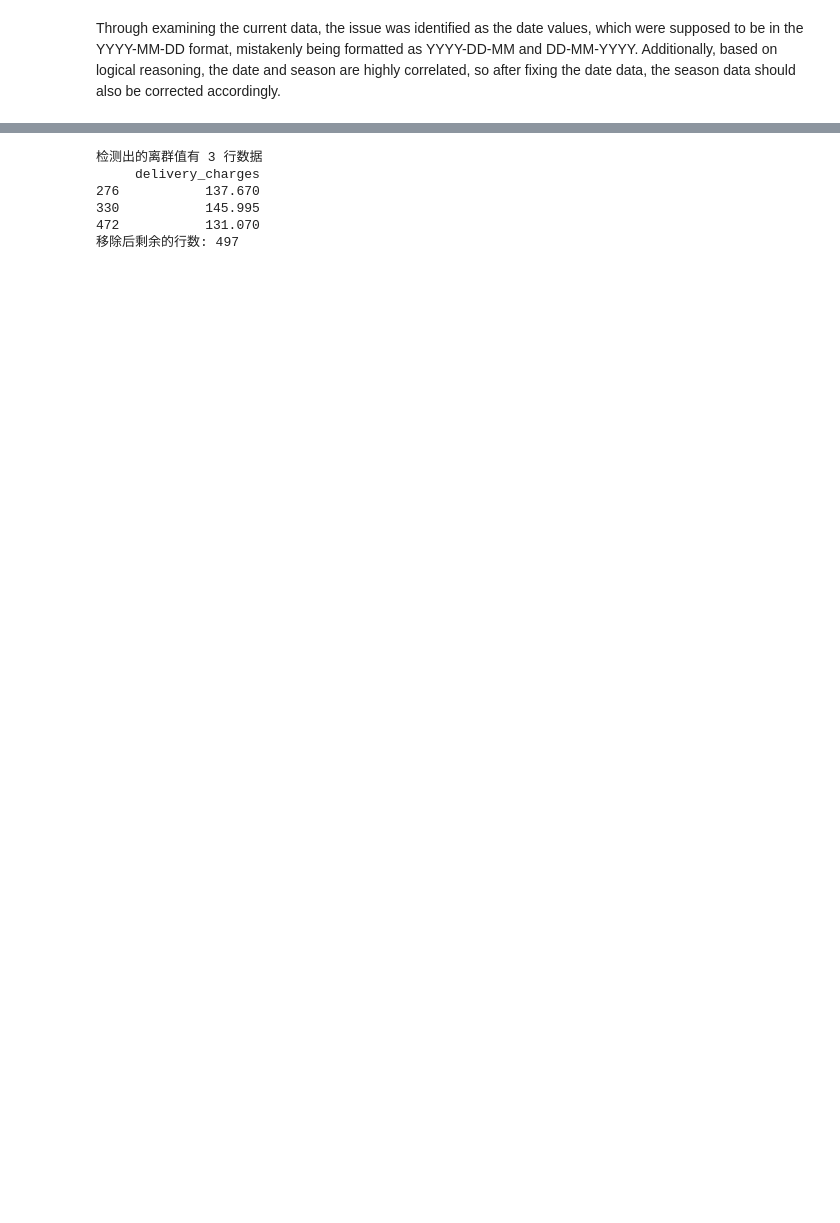
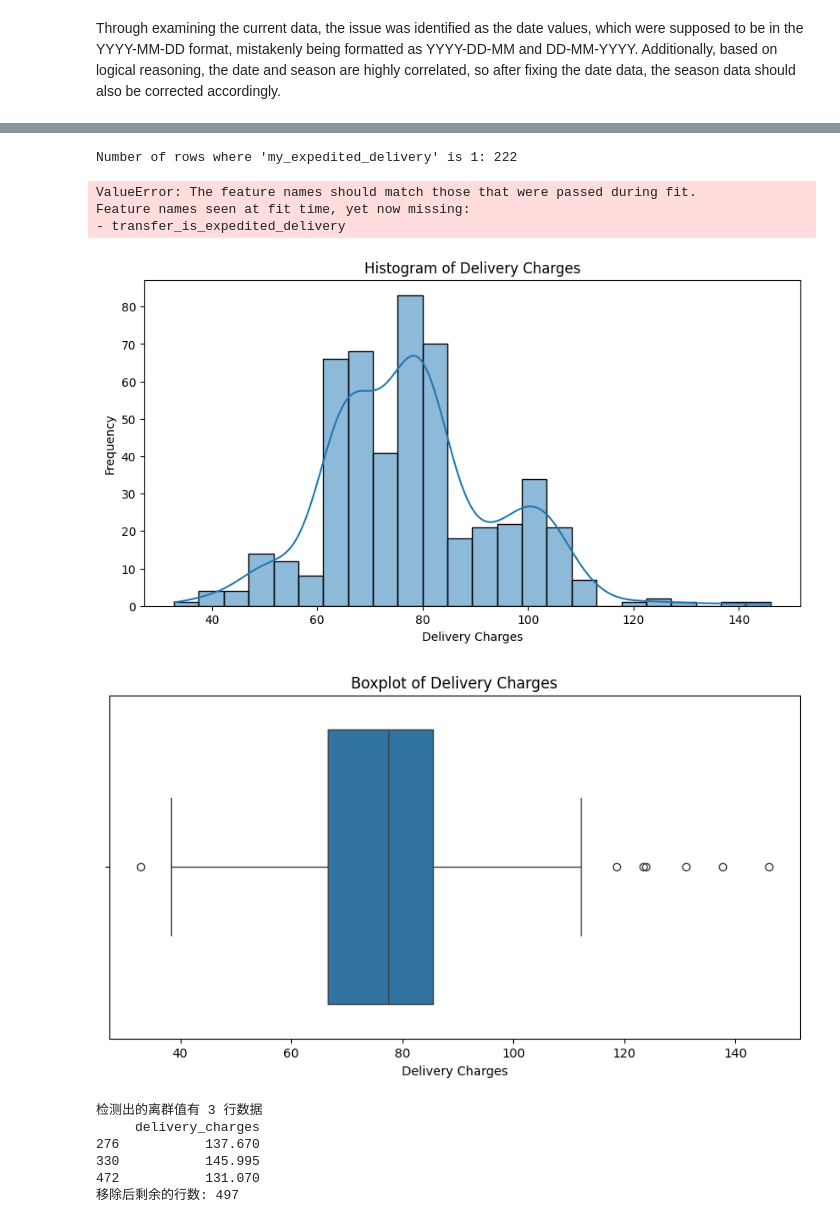
Before and after one commit to walter181/Group181_ass2, a Jupyter notebook: Group181_ass2_task1.ipynb, the cells around one changed output, grey strips where cells are left out. Drawn from its saved outputs; the diff is of its cells as text; code cells hidden in the pictures; blank space fills up the shorter version.

```diff
--- a/Group181_ass2_task1.ipynb
+++ b/Group181_ass2_task1.ipynb
@@ -869,3 +924,76 @@ Winter R^2 值: 0.9988974177835975
+# %%
+# 统计 my_expedited_delivery 列中值为 1 的行数
+count_expedited = dirty_data[dirty_data['is_expedited_delivery'] == True].shape[0]
+
+# 打印出行数
+print(f"Number of rows where 'my_expedited_delivery' is 1: {count_expedited}")
+# %% [output]
+Number of rows where 'my_expedited_delivery' is 1: 222
+# %%
+# 确保 'delivery_charges' 列为整数格式
+dirty_data['transfer_delivery_charges'] = dirty_data['delivery_charges'].astype(int)
+
+# 新建一个名为 'my_expedited_delivery' 的新列，初始值为 None
+dirty_data['my_expedited_delivery'] = None
+
+# 遍历每个季节，使用对应的模型进行预测
+for season in ['Spring', 'Summer', 'Autumn', 'Winter']:
+    # 筛选当前季节的数据
+    season_data = dirty_data[dirty_data['season'] == season]
+
+    # 为当前季节准备特征矩阵 X
+    X_season = season_data[['distance_to_nearest_warehouse', 'transfer_delivery_charges']]
+
+    # 根据当前季节选择相应的模型
+    if season == 'Spring':
+        lm = lm_for_spring
+    elif season == 'Summer':
+        lm = lm_for_summer
+    elif season == 'Autumn':
+        lm = lm_for_autumn
+    else:  # Winter
+        lm = lm_for_winter
+
+    # 使用已训练的模型为当前季节预测 'is_expedited_delivery'
+    expedited_predictions = lm.predict(X_season)
+
+    # 将预测结果四舍五入为二元值 (0 或 1)
+    predicted_expedited = (expedited_predictions >= 0.5).astype(int)
+
+    # 更新 'my_expedited_delivery' 列，存储预测结果
+    dirty_data.loc[dirty_data['season'] == season, 'my_expedited_delivery'] = predicted_expedited
+
+# 打印更新后的数据，检查 'my_expedited_delivery' 列
+print(dirty_data[['is_expedited_delivery', 'my_expedited_delivery', 'season']])
+# %% [output]
+ValueError: The feature names should match those that were passed during fit.
+Feature names seen at fit time, yet now missing:
+- transfer_is_expedited_delivery
+# %%
+import pandas as pd
+import matplotlib.pyplot as plt
+import seaborn as sns
+
+# Replace 'your_data' with your actual DataFrame
+# Assuming 'delivery_charges' is the column you're analyzing
+plt.figure(figsize=(10, 5))
+
+# Plotting the histogram to check data distribution
+sns.histplot(outlier_data['delivery_charges'], kde=True)
+plt.title('Histogram of Delivery Charges')
+plt.xlabel('Delivery Charges')
+plt.ylabel('Frequency')
+plt.show()
+
+# Plotting the boxplot to detect outliers
+plt.figure(figsize=(10, 5))
+sns.boxplot(x=outlier_data['delivery_charges'])
+plt.title('Boxplot of Delivery Charges')
+plt.xlabel('Delivery Charges')
+plt.show()
+# %% [output]
+[figure, added]
+[figure, added]
 # %%
 
 # 计算 delivery_charges 的均值和标准差
```
Also changed, not shown: parts of 98 cells of this notebook, 2 other files.
